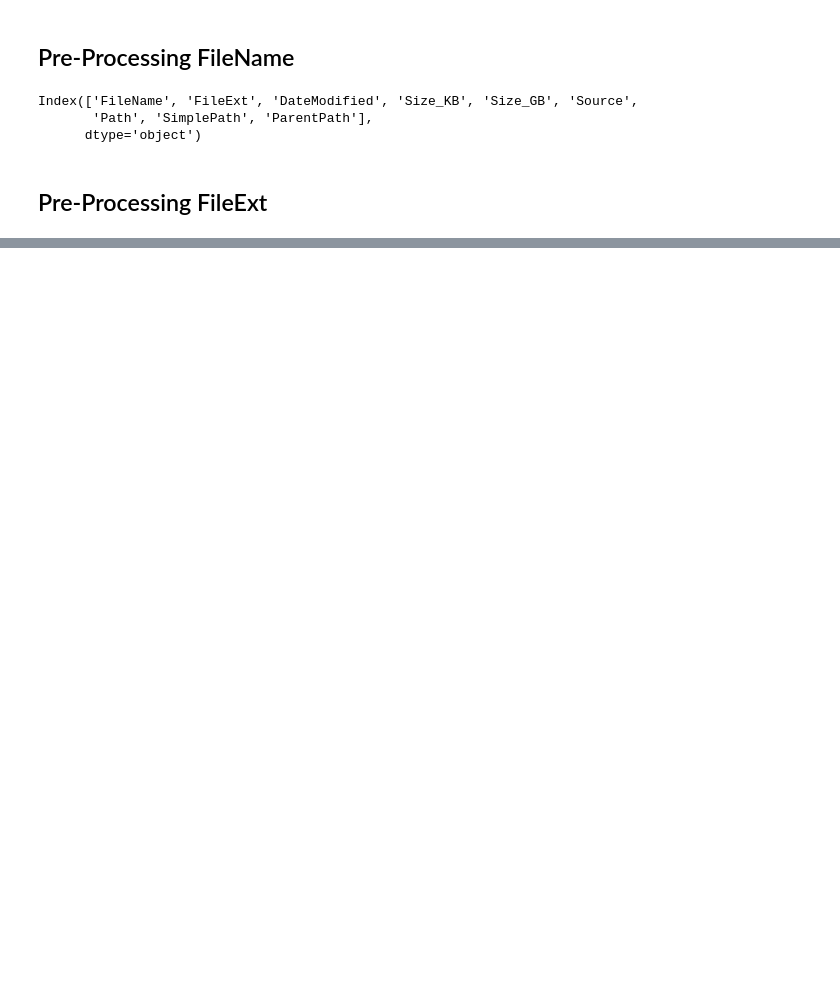
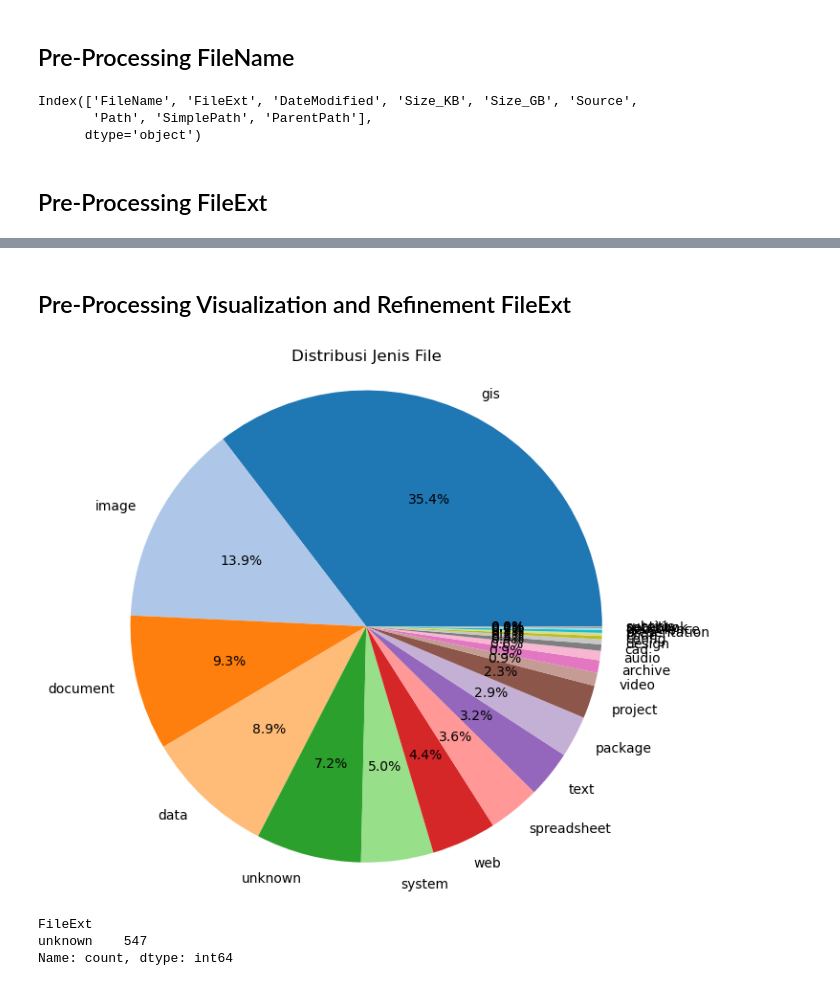
Before and after one commit to Fajrimughni/project-portfolio, a Jupyter notebook: projects/data-management-hcml/data-management-pc.ipynb, the cells around one changed output, grey strips where cells are left out. Cells and saved outputs as stored; diff of their text form; code cells hidden in the pictures; blank space fills up the shorter version.

```diff
--- a/projects/data-management-hcml/data-management-pc.ipynb
+++ b/projects/data-management-hcml/data-management-pc.ipynb
@@ -655,0 +773,3 @@ df_downloads = clean_filename_column(df_downloads, source_col='FileName', new_co
+# %%
+# 6. Ukuran File
+df = pu.add_size_columns(df)
@@ -655,0 +778,3 @@ df_downloads = clean_filename_column(df_downloads, source_col='FileName', new_co
+# %%
+# 7. Sumber File
+df = pu.clean_source(df)
@@ -655,0 +783,13 @@ df_downloads = clean_filename_column(df_downloads, source_col='FileName', new_co
+# %%
+# 8. Path File
+df = pu.standardize_path(df)
+df = pu.extract_path_levels(df)
+df = pu.add_path_classification(df)
+# %% [markdown]
+## Pre-Processing Visualization and Refinement FileExt
+# %%
+# 9. Analisis & Visualisasi
+summary = pu.summarize_filetypes(df)
+pu.plot_filetype_distribution(summary)
+# %% [output]
+[figure, added]
@@ -655,0 +798,6 @@ df_downloads = clean_filename_column(df_downloads, source_col='FileName', new_co
+# %%
+df[df['FileType'] == 'unknown']['FileExt'].value_counts()
+# %% [output]
+FileExt
+unknown    547
+Name: count, dtype: int64
```
Also changed, not shown: parts of 27 cells of this notebook, 3 other files.
